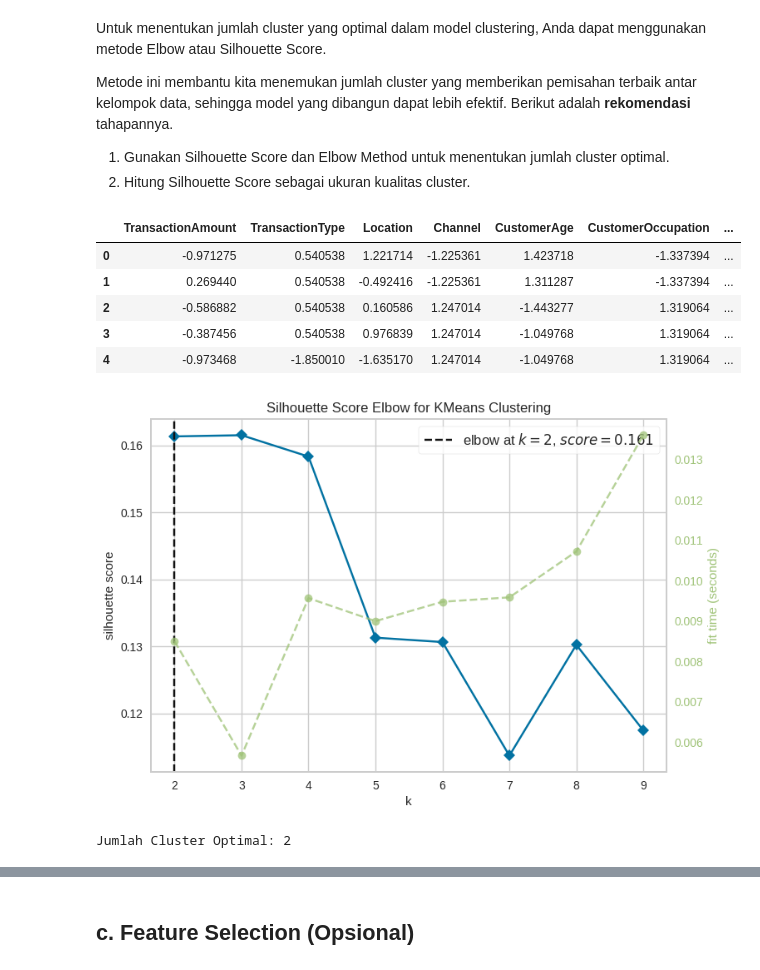
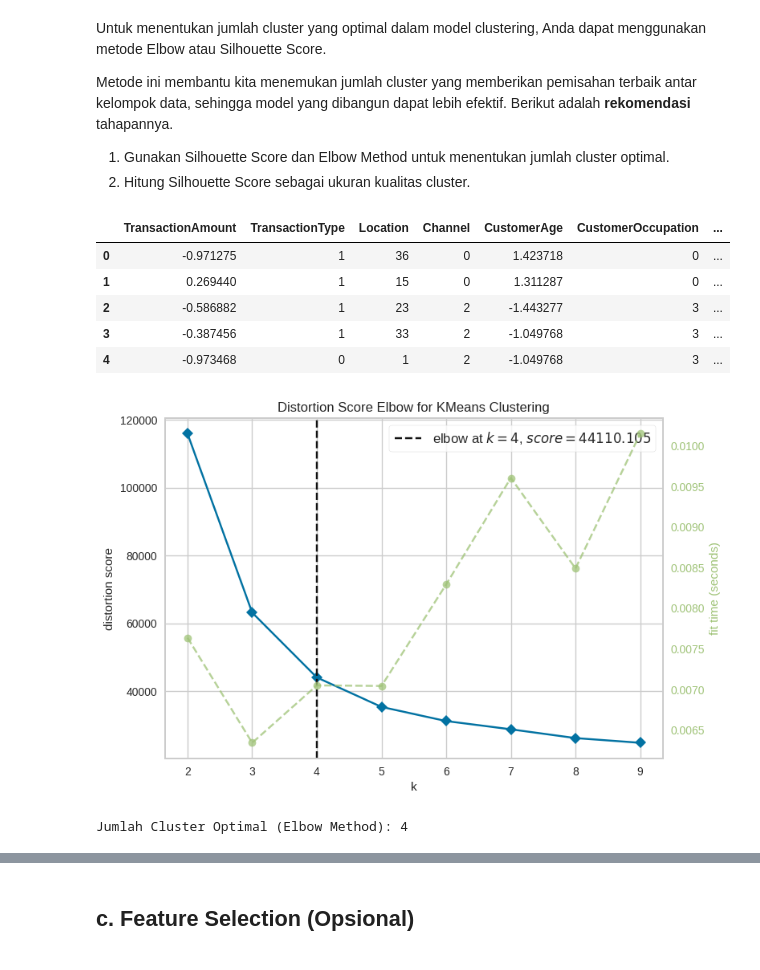
Before and after one commit to FendyDeveloper/Bank-Transaction-Dataset-for-Fraud-Detection, a Jupyter notebook: [Clustering]_Submission_Akhir_BMLP_Fendy_Rahmat.ipynb, the cells around one changed output, grey strips where cells are left out. Drawn from its saved outputs; the diff is of its cells as text; code cells hidden in the pictures.

```diff
--- a/[Clustering]_Submission_Akhir_BMLP_Fendy_Rahmat.ipynb
+++ b/[Clustering]_Submission_Akhir_BMLP_Fendy_Rahmat.ipynb
@@ -408,16 +408,12 @@ df.head()
 | 3 | 184.50 | Debit | Raleigh | Online | 26 | Student | ... |
 | 4 | 13.45 | Credit | Atlanta | Online | 26 | Student | ... |
 # %%
-# Simpan objek LabelEncoder dan scaler
+# Simpan objek LabelEncoder
 encoders = {}
-scalers = {}
 for column in categorical_features:
     le = LabelEncoder()
-    scaler = StandardScaler()
     df[column] = le.fit_transform(df[column])
-    df[column] = scaler.fit_transform(df[[column]])
     encoders[column] = le
-    scalers[column] = scaler
 # %%
 # Normaliasasi data numerik
 scaler = StandardScaler()
@@ -454,27 +472,23 @@ Metode ini membantu kita menemukan jumlah cluster yang memberikan pemisahan terb
 df.head()
 # %% [output]
 |  | TransactionAmount | TransactionType | Location | Channel | CustomerAge | CustomerOccupation | ... |
-| 0 | -0.971275 | 0.540538 | 1.221714 | -1.225361 | 1.423718 | -1.337394 | ... |
-| 1 | 0.269440 | 0.540538 | -0.492416 | -1.225361 | 1.311287 | -1.337394 | ... |
-| 2 | -0.586882 | 0.540538 | 0.160586 | 1.247014 | -1.443277 | 1.319064 | ... |
-| 3 | -0.387456 | 0.540538 | 0.976839 | 1.247014 | -1.049768 | 1.319064 | ... |
-| 4 | -0.973468 | -1.850010 | -1.635170 | 1.247014 | -1.049768 | 1.319064 | ... |
+| 0 | -0.971275 | 1 | 36 | 0 | 1.423718 | 0 | ... |
+| 1 | 0.269440 | 1 | 15 | 0 | 1.311287 | 0 | ... |
+| 2 | -0.586882 | 1 | 23 | 2 | -1.443277 | 3 | ... |
+| 3 | -0.387456 | 1 | 33 | 2 | -1.049768 | 3 | ... |
+| 4 | -0.973468 | 0 | 1 | 2 | -1.049768 | 3 | ... |
 # %%
 from yellowbrick.cluster import KElbowVisualizer
 import matplotlib.pyplot as plt
 
-# Inisialisasi visualizer KElbow untuk menentukan jumlah cluster optimal
-visualizer = KElbowVisualizer(kmeans, k=(2, 10), metric='silhouette')
+kmeans = KMeans(random_state=42)
 
-# Fit visualizer dengan data untuk menemukan jumlah cluster optimal
-visualizer.fit(df)
-
-# Menampilkan grafik elbow untuk analisis
-visualizer.show()
-
-optimal_k = visualizer.elbow_value_
-
-print("Jumlah Cluster Optimal:", optimal_k)
+# Gunakan Elbow Method untuk menentukan jumlah cluster optimal
+visualizer = KElbowVisualizer(kmeans, k=(2, 10), metric='distortion')  # 'distortion' untuk inersia
+visualizer.fit(df)  # Fit visualizer dengan data
+visualizer.show()   # Tampilkan grafik Elbow
+optimal_k = visualizer.elbow_value_  # Ambil nilai k optimal
+print("Jumlah Cluster Optimal (Elbow Method):", optimal_k)
 # %% [output]
-[figure, old version]
+[figure, new version]
-Jumlah Cluster Optimal: 2
+Jumlah Cluster Optimal (Elbow Method): 4
```
Also changed, not shown: parts of 15 cells of this notebook.
